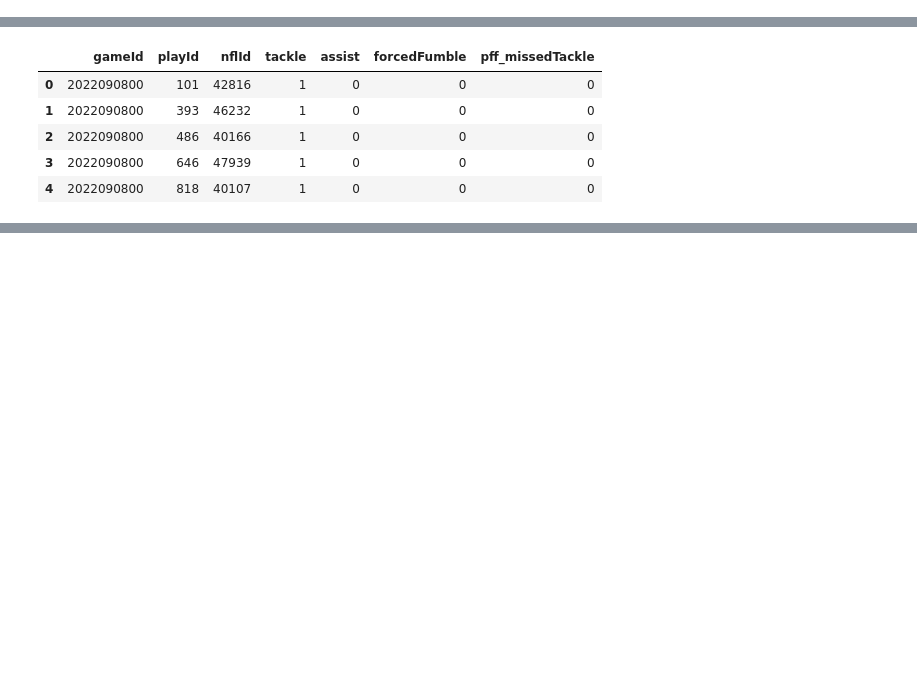
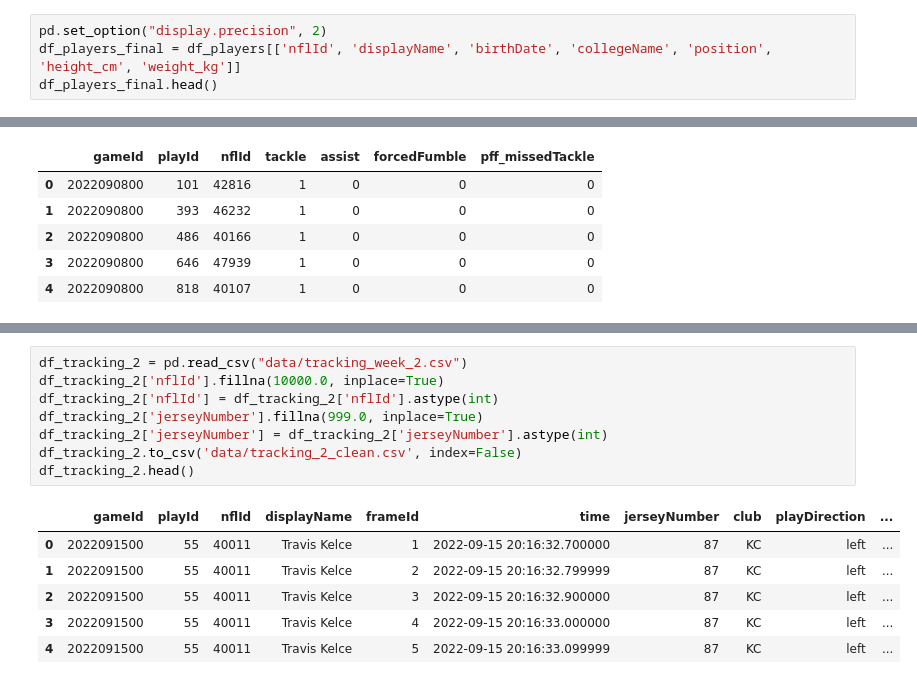
Before and after one commit to ImMaxRoss/Kaggle_NFL_bowl2024, a Jupyter notebook: eda_notebook.ipynb, the cells around one changed output, grey strips where cells are left out. Saved outputs shown, nothing was run; the diff lists cells and outputs as text; blank space fills up the shorter version.

Commit message:
cleaned data types in notebook and created clean csv, started SQL database in MS SQL server, updated static with pics

```diff
--- a/eda_notebook.ipynb
+++ b/eda_notebook.ipynb
@@ -51,0 +157,4 @@ df_players.head()
+# %%
+pd.set_option("display.precision", 2)
+df_players_final = df_players[['nflId', 'displayName', 'birthDate', 'collegeName', 'position', 'height_cm', 'weight_kg']]
+df_players_final.head()
@@ -82,0 +351,15 @@ df_tracking_1.head()
+# %%
+df_tracking_2 = pd.read_csv("data/tracking_week_2.csv")
+df_tracking_2['nflId'].fillna(10000.0, inplace=True)
+df_tracking_2['nflId'] = df_tracking_2['nflId'].astype(int)
+df_tracking_2['jerseyNumber'].fillna(999.0, inplace=True)
+df_tracking_2['jerseyNumber'] = df_tracking_2['jerseyNumber'].astype(int)
+df_tracking_2.to_csv('data/tracking_2_clean.csv', index=False)
+df_tracking_2.head()
+# %% [output]
+|  | gameId | playId | nflId | displayName | frameId | time | jerseyNumber | club | playDirection | ... |
+| 0 | 2022091500 | 55 | 40011 | Travis Kelce | 1 | 2022-09-15 20:16:32.700000 | 87 | KC | left | ... |
+| 1 | 2022091500 | 55 | 40011 | Travis Kelce | 2 | 2022-09-15 20:16:32.799999 | 87 | KC | left | ... |
+| 2 | 2022091500 | 55 | 40011 | Travis Kelce | 3 | 2022-09-15 20:16:32.900000 | 87 | KC | left | ... |
+| 3 | 2022091500 | 55 | 40011 | Travis Kelce | 4 | 2022-09-15 20:16:33.000000 | 87 | KC | left | ... |
+| 4 | 2022091500 | 55 | 40011 | Travis Kelce | 5 | 2022-09-15 20:16:33.099999 | 87 | KC | left | ... |
```
Also changed, not shown: parts of 37 cells of this notebook, 3 other files.
